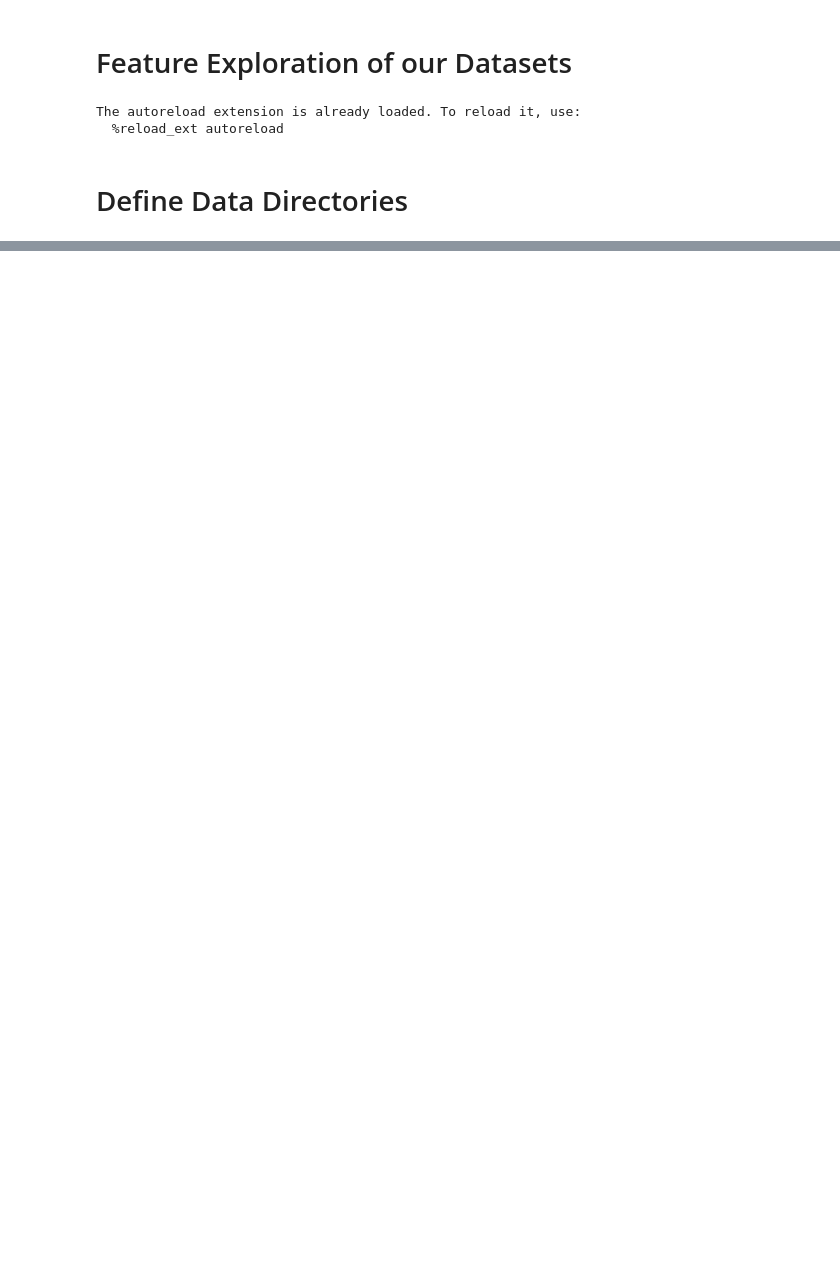
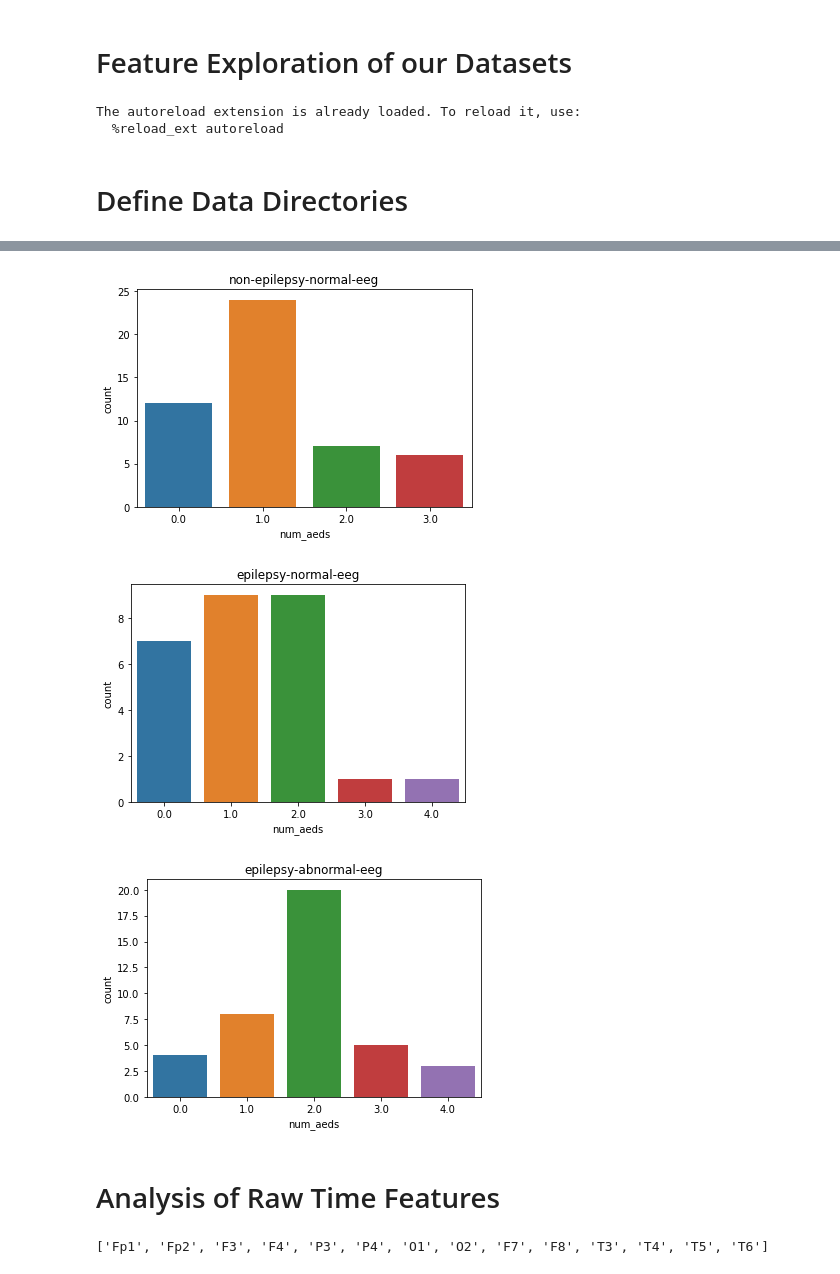
Before and after one commit to ncsl/episcalp, a Jupyter notebook: notebooks/feature_exploration/metadata_exploration.ipynb, the cells around one changed output, grey strips where cells are left out. Drawn from its saved outputs; the diff is of its cells as text; code cells hidden in the pictures; blank space fills up the shorter version.

```diff
--- a/notebooks/feature_exploration/metadata_exploration.ipynb
+++ b/notebooks/feature_exploration/metadata_exploration.ipynb
@@ -90,0 +196,14 @@ elif user == "patrick":
+# %%
+for exp in meta_df["exp_condition"].unique():
+    fig, ax = plt.subplots()
+    df = meta_df[meta_df["exp_condition"] == exp]
+    sns.countplot(x="num_aeds", data=df, ax=ax)
+    #     min_age = df["age"].min()
+    #     max_age = df["age"].max()
+    ax.set_title(f"{exp}")
+# %% [output]
+[figure, added]
+[figure, added]
+[figure, added]
+# %% [markdown]
+# Analysis of Raw Time Features
@@ -90,0 +219,5 @@ elif user == "patrick":
+# %%
+ch_names = raw.ch_names
+print(ch_names)
+# %% [output]
+['Fp1', 'Fp2', 'F3', 'F4', 'P3', 'P4', 'O1', 'O2', 'F7', 'F8', 'T3', 'T4', 'T5', 'T6']
```
Also changed, not shown: parts of 38 cells of this notebook, 11 other files.
